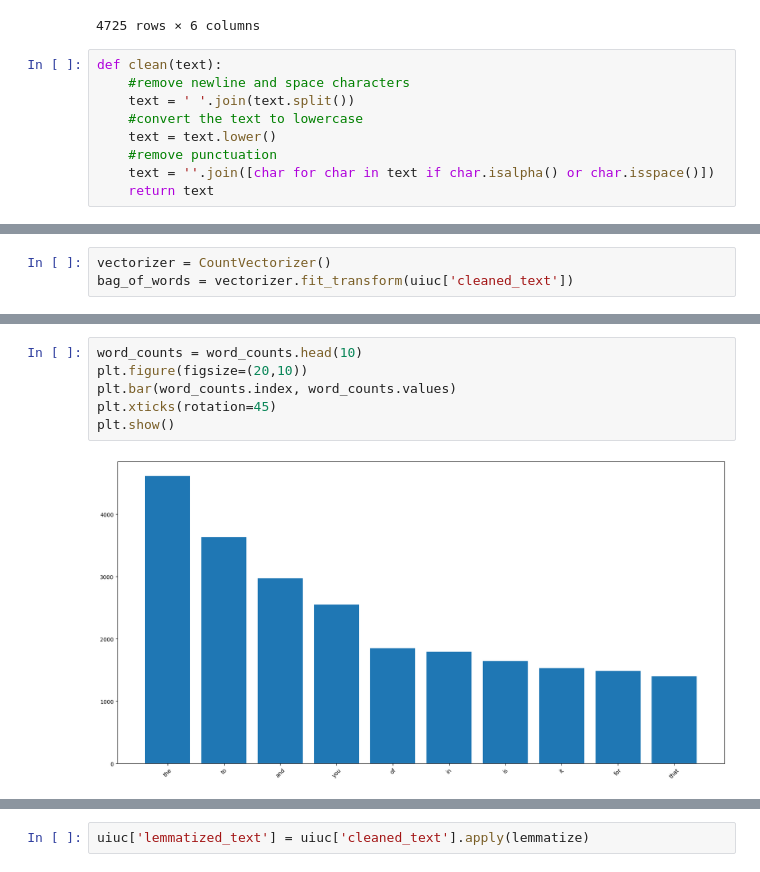
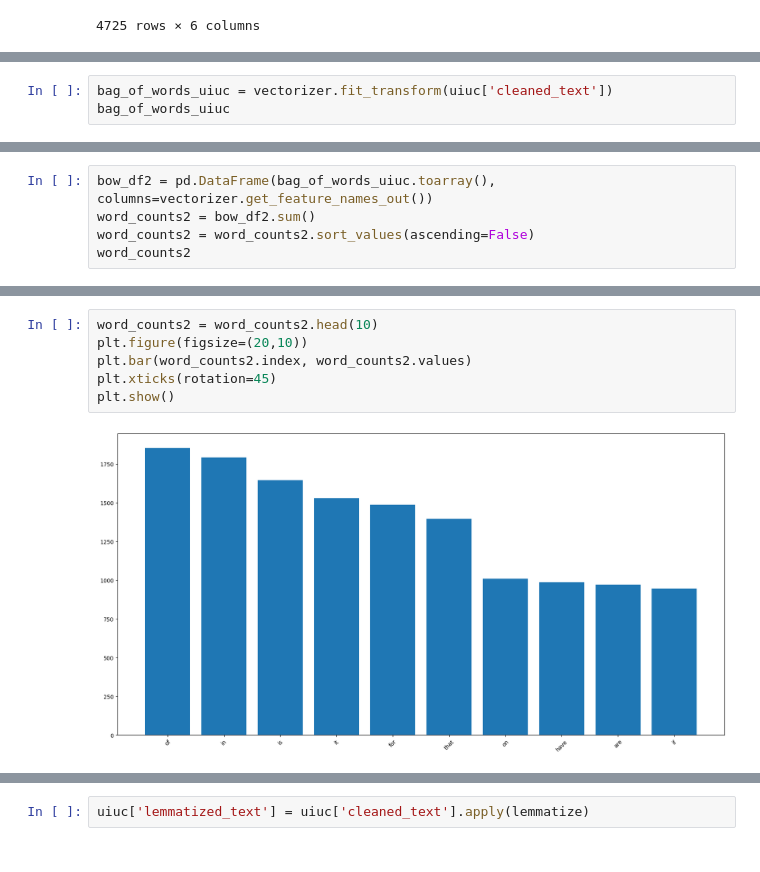
Before and after one commit to saysay2/project1-counting-words, a Jupyter notebook: project1.ipynb, the cells around one changed output, grey strips where cells are left out. Drawn from its saved outputs; the diff is of its cells as text.

```diff
--- a/project1.ipynb
+++ b/project1.ipynb
@@ -310,14 +319,5 @@ uiuc
 | 4723 | 4723 | 2024-08-21 20:21:54 | 10 | AFAIK, the “cleaning company” tha... | perpetuallytired29 | 3 |
 | 4724 | 4724 | 2024-08-21 20:21:54 | 10 | thank god it wasn't a half dirty ... | Traditional_Half5199 | 0 |
 4725 rows × 6 columns
-# %%
-def clean(text):
-    #remove newline and space characters
-    text = ' '.join(text.split())
-    #convert the text to lowercase
-    text = text.lower()
-    #remove punctuation
-    text = ''.join([char for char in text if char.isalpha() or char.isspace()])
-    return text
 # %%
 uiuc['cleaned_text'] = uiuc['text'].apply(clean)
@@ -332,3 +327,3 @@ uiuc["text"][0]
 # %%
-vectorizer = CountVectorizer()
-bag_of_words = vectorizer.fit_transform(uiuc['cleaned_text'])
+bag_of_words_uiuc = vectorizer.fit_transform(uiuc['cleaned_text'])
+bag_of_words_uiuc
@@ -373,0 +350,5 @@ Length: 10109, dtype: int64
+# %%
+bow_df2 = pd.DataFrame(bag_of_words_uiuc.toarray(), columns=vectorizer.get_feature_names_out())
+word_counts2 = bow_df2.sum()
+word_counts2 = word_counts2.sort_values(ascending=False)
+word_counts2
@@ -374,8 +368,8 @@ Length: 10109, dtype: int64
 # %%
-word_counts = word_counts.head(10)
+word_counts2 = word_counts2.head(10)
 plt.figure(figsize=(20,10))
-plt.bar(word_counts.index, word_counts.values)
+plt.bar(word_counts2.index, word_counts2.values)
 plt.xticks(rotation=45)
 plt.show()
 # %% [output]
-[figure, old version]
+[figure, new version]
```
Also changed, not shown: parts of 37 cells of this notebook.
